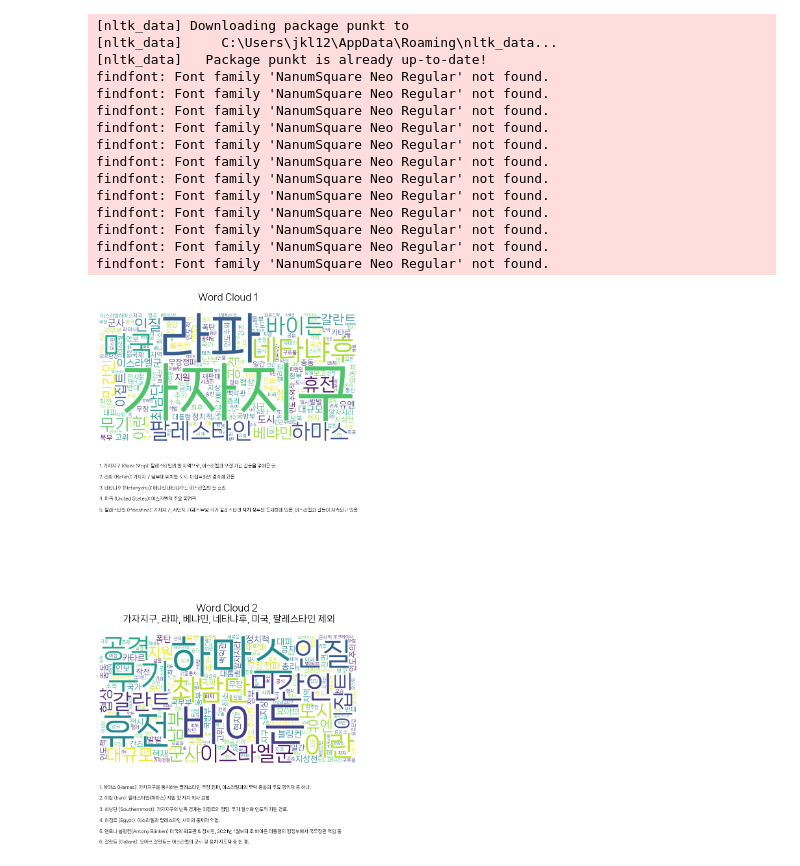
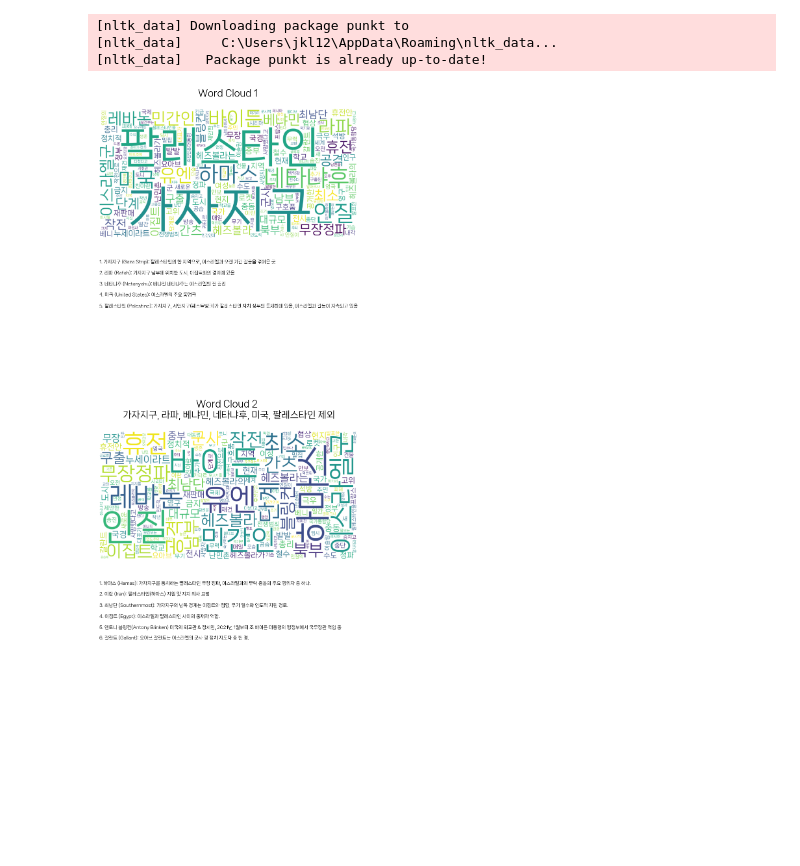
Before and after one commit to SHINJIHAN/Webcrawling, a Jupyter notebook: Webcrawling.ipynb, the cells around one changed output. Saved outputs shown, nothing was run; the diff lists cells and outputs as text; code cells hidden in the pictures; blank space fills up the shorter version.

```diff
--- a/Webcrawling.ipynb
+++ b/Webcrawling.ipynb
@@ -692,37 +202,0 @@ print(df_cleaned.tail())
-# %%
-import pandas as pd
-import matplotlib.pyplot as plt
-import seaborn as sns
-from wordcloud import WordCloud
-from matplotlib import font_manager, rc
-import os
-
-# 나눔고딕 폰트 설정
-font_path = r'C:\Users\jkl12\OneDrive\바탕 화면\내 파일\폰트\nanum-all\나눔 글꼴\나눔스퀘어네오\NanumSquareNeo-aLt.ttf'
-
-# 폰트 경로 확인
-if not os.path.exists(font_path):
-    raise FileNotFoundError(f"폰트 파일을 찾을 수 없습니다: {font_path}")
-
-font_name = font_manager.FontProperties(fname=font_path).get_name()
-rc('font', family=font_name)
-
-# 데이터 로드
-file_path = "C:/Users/jkl12/개인적 활동/naver_news_war.csv"
-df = pd.read_csv(file_path)
-
-# 'date' 컬럼을 datetime 형식으로 변환
-df['date'] = pd.to_datetime(df['date'])
-
-# 기사 제목과 내용에서 많이 언급된 단어
-# 모든 제목과 내용을 하나의 문자열로 결합
-text = ' '.join(df['title']) + ' ' + ' '.join(df['content'])
-
-# WordCloud 생성 및 시각화
-# wordcloud = WordCloud(width=800, height=400, background_color='white', font_path=font_path).generate(text)
-
-# plt.figure(figsize=(10, 5))
-# plt.imshow(wordcloud, interpolation='bilinear')
-# plt.axis('off')
-# plt.title('')
-# plt.show()
@@ -1243,9 +245,9 @@ custom_stopwords2 = load_stopwords(stopword_file_path2)
 
 # ___________________________________________________________
 
-두 개의 불용어 사전 파일을 로드하여 불용어 목록을 만드는 과정을 수행합니다.
+
 # news_data3.pkl 파일 로드
-with open("news_data3.pkl", "rb") as f:
+with open("news_data10.pkl", "rb") as f:
     news_data = pickle.load(f)
 
 
@@ -1288,7 +290,7 @@ word_counts2 = Counter(filtered_tokens2)
 
 
 # 나눔고딕 폰트 설정
-font_path = r'C:\Users\jkl12\OneDrive\바탕 화면\내 파일\폰트\nanum-all\나눔 글꼴\나눔스퀘어네오\NanumSquareNeo-bRg.ttf'
+font_path = r"C:\Users\jkl12\OneDrive\바탕 화면\내 파일\기밀문서\자료\내 파일\폰트\nanum-all\나눔 글꼴\나눔스퀘어네오\NanumSquareNeo-bRg.ttf"
 
 # 폰트 설정
 font_name = font_manager.FontProperties(fname=font_path).get_name()
@@ -1314,43 +316,31 @@ plt.text(0, -0.4,
          '5. 팔레스타인 (Palestine): 가자지구, 서안지구(웨스트뱅크)가 팔레스타인 자치 정부의 통제하에 있음, 이스라엘과 갈등이 지속되고 있음\n\n',
          ha='left', va='center',
          transform=plt.gca().transAxes, fontsize=10, fontproperties=font_manager.FontProperties(fname=font_path))
 
 
 # 두 번째 워드 클라우드
 plt.subplot(2, 1, 2)
 plt.imshow(wordcloud2, interpolation='bilinear')
 plt.title('Word Cloud 2 \n 가자지구, 라파, 베냐민, 네타냐후, 미국, 팔레스타인 제외\n', fontproperties=font_manager.FontProperties(fname=font_path, size=20))
 plt.axis('off')
 plt.text(0, -0.4,
          '1. 하마스 (Hamas): 가자지구를 통치하는 팔레스타인 무장 정파, 이스라엘과의 무력 충돌의 주요 행위자 중 하나.\n\n'
          '2. 이란 (Iran): 팔레스타인(하마스) 지원 및 지지 의사 표명 \n\n'
          '3. 최남단 (Southernmost): 가자지구의 남쪽 경계는 이집트와 접함, 무기 밀수와 인도적 지원 경로.\n\n'
          '4. 이집트 (Egypt): 이스라엘과 팔레스타인 사이의 중재자 역할.\n\n'
          '5. 앤토니 블링컨(Antony Blinken) 미국의 외교관 & 정치인, 2021년 1월부터 조 바이든 대통령의 행정부에서 국무장관 역임 중 \n\n'
          '6. 갈란트 (Gallant): 요아브 갈란트는 이스라엘의 군사 및 정치 지도자 중 한 명.',
          ha='left', va='center',
          transform=plt.gca().transAxes, fontsize=10, fontproperties=font_manager.FontProperties(fname=font_path))
 
 
 
 # 두 워드 클라우드 간격 조정
 plt.subplots_adjust(hspace=1.5)
 
 plt.show()
 # %% [output]
 [nltk_data] Downloading package punkt to
 [nltk_data]     C:\Users\jkl12\AppData\Roaming\nltk_data...
 [nltk_data]   Package punkt is already up-to-date!
-findfont: Font family 'NanumSquare Neo Regular' not found.
-findfont: Font family 'NanumSquare Neo Regular' not found.
-findfont: Font family 'NanumSquare Neo Regular' not found.
-findfont: Font family 'NanumSquare Neo Regular' not found.
-findfont: Font family 'NanumSquare Neo Regular' not found.
-findfont: Font family 'NanumSquare Neo Regular' not found.
-findfont: Font family 'NanumSquare Neo Regular' not found.
-findfont: Font family 'NanumSquare Neo Regular' not found.
-findfont: Font family 'NanumSquare Neo Regular' not found.
-findfont: Font family 'NanumSquare Neo Regular' not found.
-findfont: Font family 'NanumSquare Neo Regular' not found.
-findfont: Font family 'NanumSquare Neo Regular' not found.
-[figure, old version]
+[figure, new version]
```
Also changed, not shown: parts of 26 cells of this notebook.
